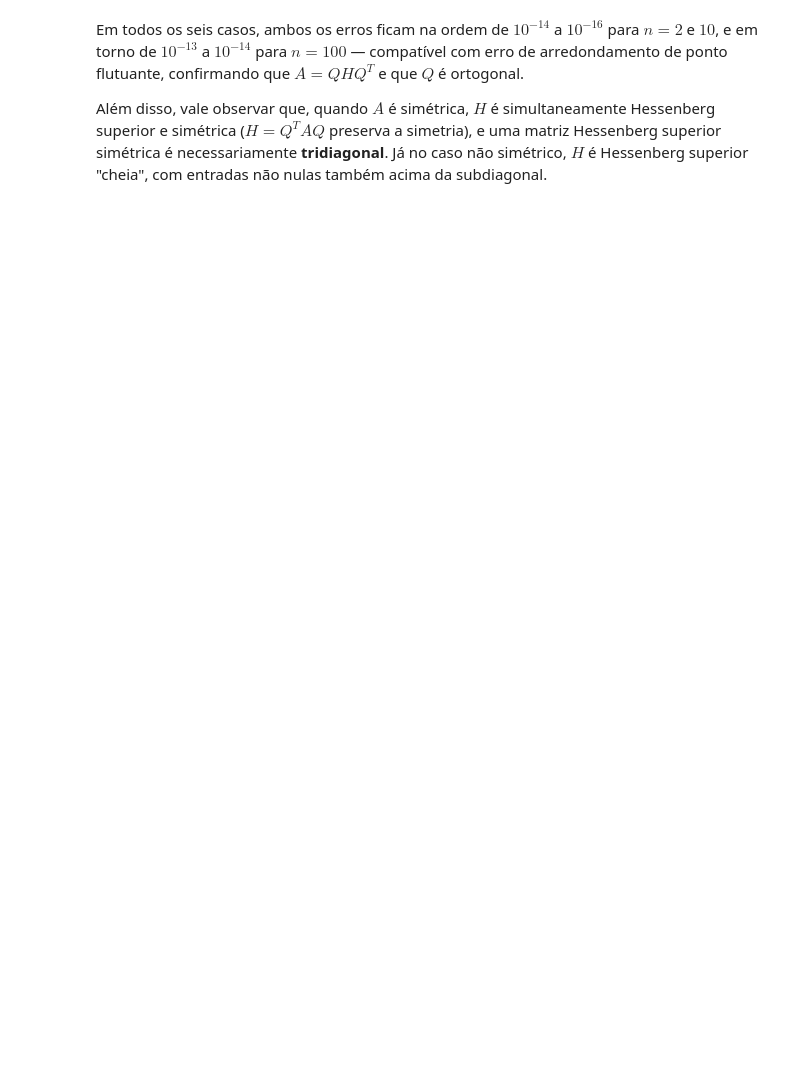
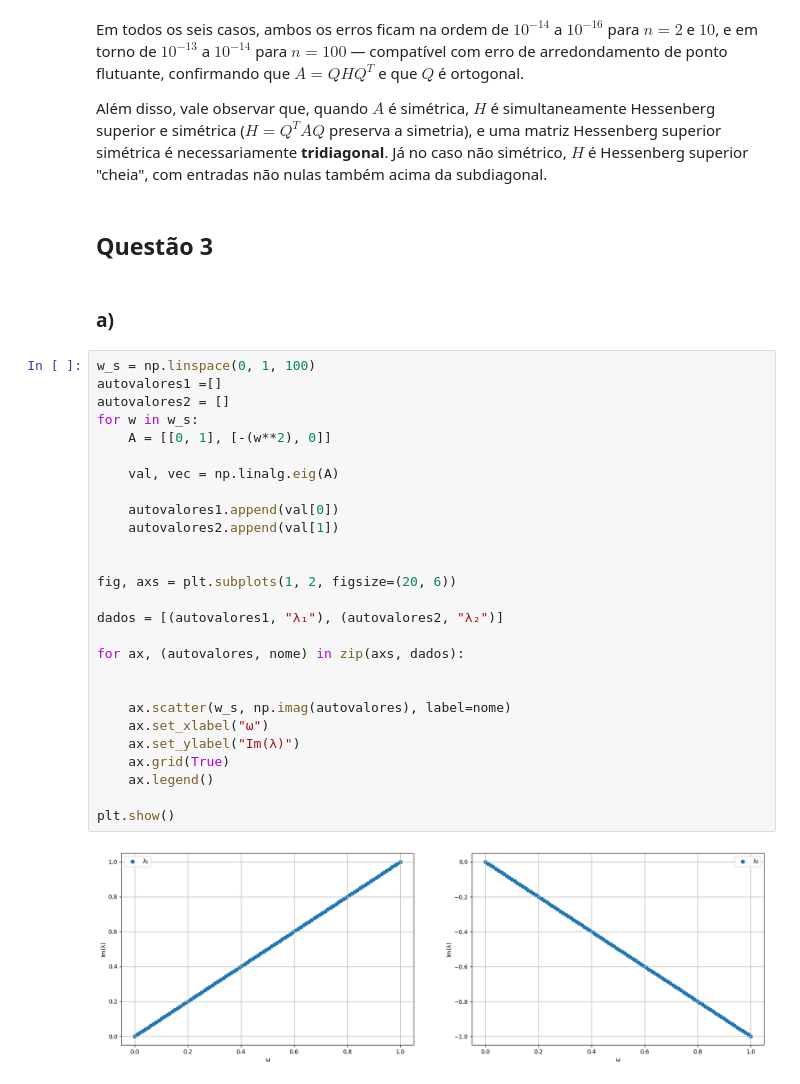
Before and after one commit to GabrielBittencourt07/Trabalho4_aln, a Jupyter notebook: Projeto4.ipynb, the cells around one changed output. Cells and saved outputs as stored; diff of their text form; blank space fills up the shorter version.

Commit message:
Questão 3 - letras a b

```diff
--- a/Projeto4.ipynb
+++ b/Projeto4.ipynb
@@ -507,3 +509,36 @@ for n in [2, 10, 100]:
 Em todos os seis casos, ambos os erros ficam na ordem de $10^{-14}$ a $10^{-16}$ para $n=2$ e $10$, e em torno de $10^{-13}$ a $10^{-14}$ para $n=100$ — compatível com erro de arredondamento de ponto flutuante, confirmando que $A = QHQ^T$ e que $Q$ é ortogonal.
 
 Além disso, vale observar que, quando $A$ é simétrica, $H$ é simultaneamente Hessenberg superior e simétrica ($H = Q^TAQ$ preserva a simetria), e uma matriz Hessenberg superior simétrica é necessariamente **tridiagonal**. Já no caso não simétrico, $H$ é Hessenberg superior "cheia", com entradas não nulas também acima da subdiagonal.
+# %% [markdown]
+## Questão 3
+# %% [markdown]
+### a)
+# %%
+w_s = np.linspace(0, 1, 100)
+autovalores1 =[]
+autovalores2 = []
+for w in w_s:
+    A = [[0, 1], [-(w**2), 0]]
+
+    val, vec = np.linalg.eig(A)
+
+    autovalores1.append(val[0])
+    autovalores2.append(val[1])
+
+
+fig, axs = plt.subplots(1, 2, figsize=(20, 6))
+
+dados = [(autovalores1, "λ₁"), (autovalores2, "λ₂")]
+
+for ax, (autovalores, nome) in zip(axs, dados):
+
+
+    ax.scatter(w_s, np.imag(autovalores), label=nome)
+    ax.set_xlabel("ω")
+    ax.set_ylabel("Im(λ)")
+    ax.grid(True)
+    ax.legend()
+
+plt.show()
+# %% [output]
+[figure, added]
```
Also changed, not shown: parts of 14 cells of this notebook.
